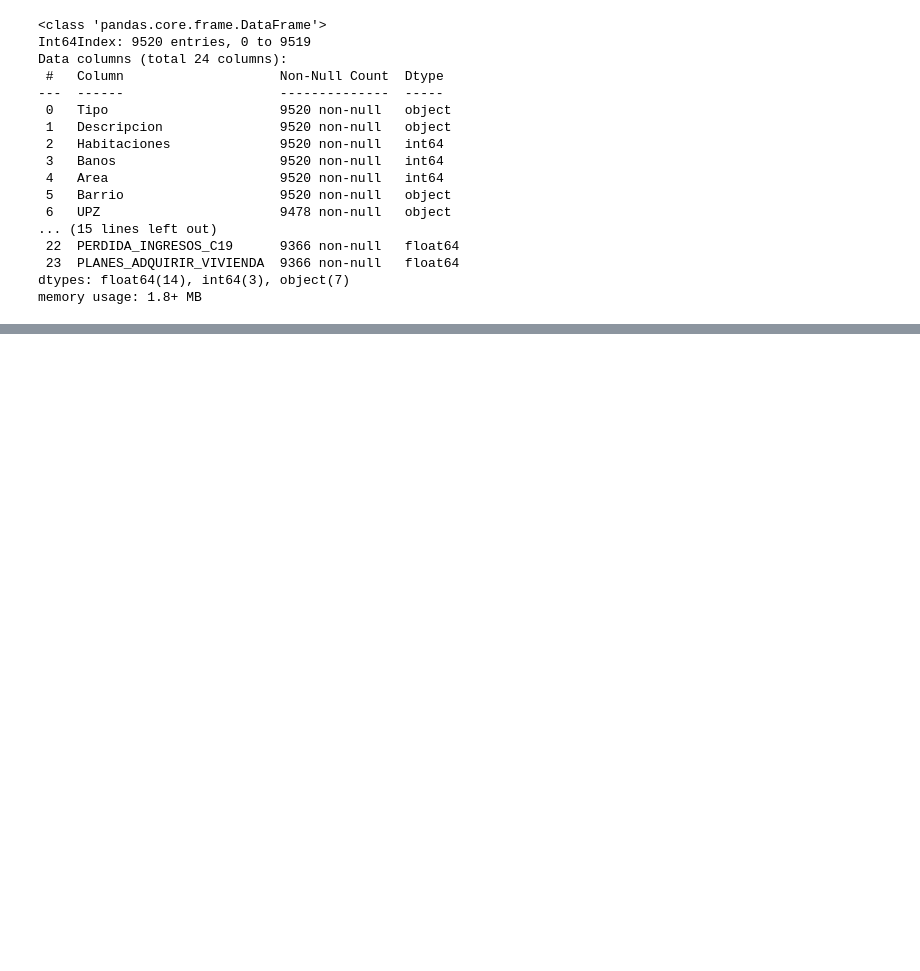
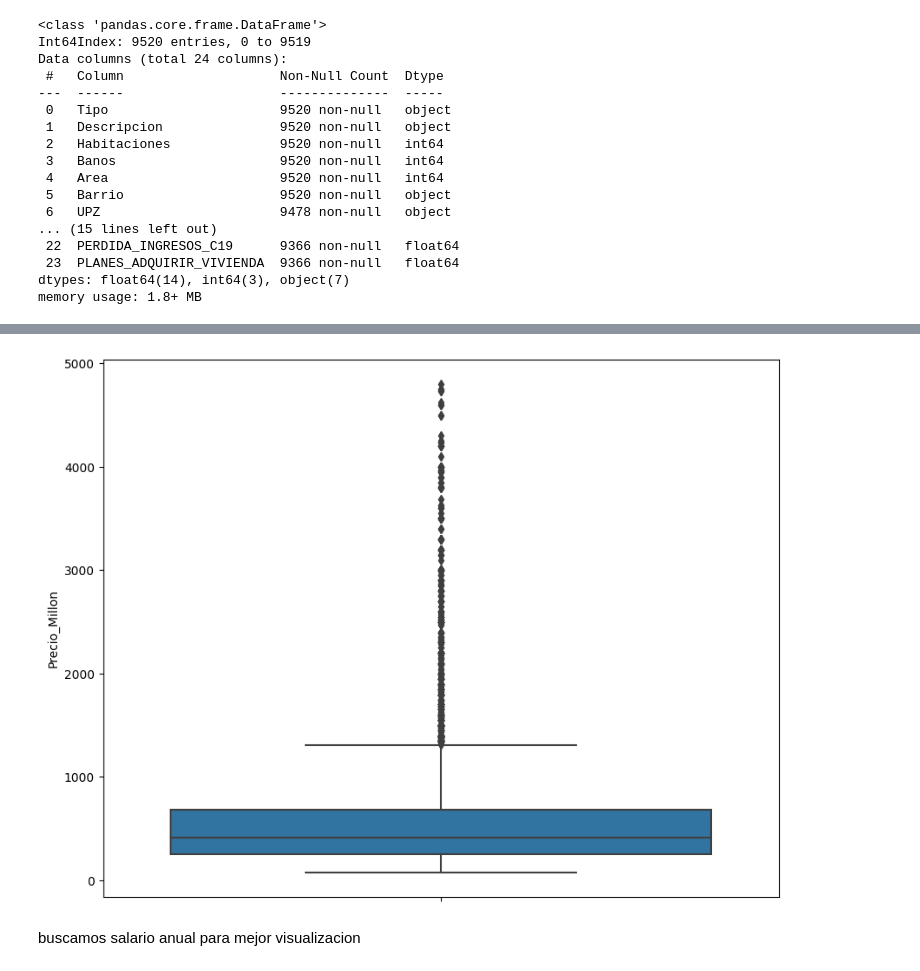
Before and after one commit to LeopoldoGitHub/InmersionAlura, a Jupyter notebook: Inmersion_datos_Full_Leopoldo.ipynb, the cells around one changed output, grey strips where cells are left out. Saved outputs shown, nothing was run; the diff lists cells and outputs as text; code cells hidden in the pictures; blank space fills up the shorter version.

```diff
--- a/Inmersion_datos_Full_Leopoldo.ipynb
+++ b/Inmersion_datos_Full_Leopoldo.ipynb
@@ -1386,0 +1455,3 @@ TypeError: ignored
+# %%
+datos_ml=datos_ml.query("Precio_Millon < 5000 & Precio_Millon > 60 ")
+datos_ml
@@ -1386,0 +1472,8 @@ TypeError: ignored
+# %%
+plt.figure(figsize=(10,8))
+sns.boxplot(data=datos_ml, y="Precio_Millon")
+plt.show()
+# %% [output]
+[figure, added]
+# %% [markdown]
+buscamos salario anual para mejor visualizacion
```
Also changed, not shown: parts of 26 cells of this notebook.
